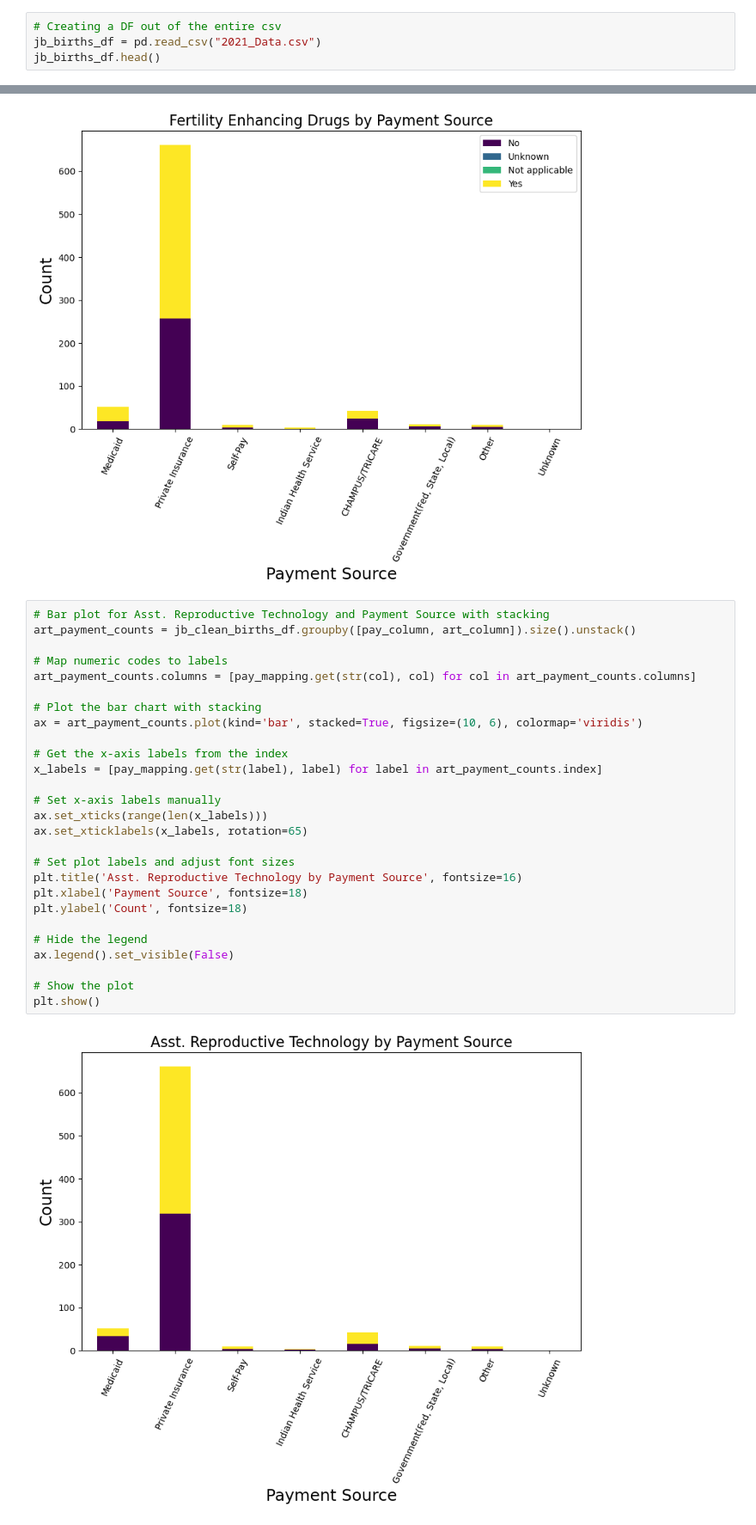
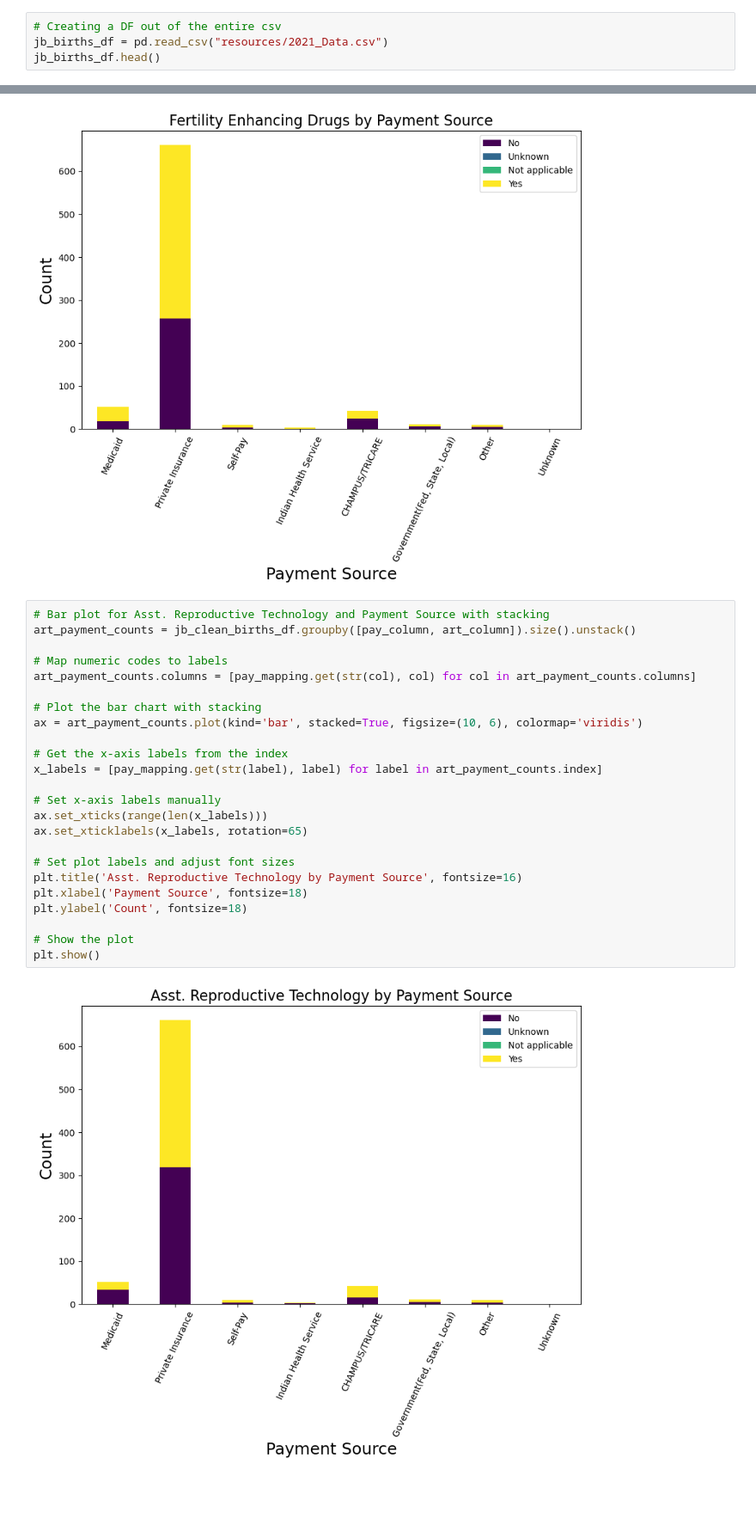
Before and after one commit to bandaexpress/project_rose, a Jupyter notebook: Jarret_analysis.ipynb, the cells around one changed output, grey strips where cells are left out. Shown: that part at 86% size. Drawn from its saved outputs; the diff is of its cells as text; blank space fills up the shorter version.

```diff
--- a/Jarret_analysis.ipynb
+++ b/Jarret_analysis.ipynb
@@ -7,7 +7,7 @@ import json
 import matplotlib.pyplot as plt
 # %%
 # Creating a DF out of the entire csv
-jb_births_df = pd.read_csv("2021_Data.csv")
+jb_births_df = pd.read_csv("resources/2021_Data.csv")
 jb_births_df.head()
 # %% [output]
 |  | dob_yy | dob_mm | dob_tt | bfacil | f_facility | bfacil3 | mage_impflg | mage_repflg | mager | mager14 | ... |
@@ -294,29 +294,26 @@ plt.show()
 # %%
 # Bar plot for Asst. Reproductive Technology and Payment Source with stacking
 art_payment_counts = jb_clean_births_df.groupby([pay_column, art_column]).size().unstack()
 
 # Map numeric codes to labels
 art_payment_counts.columns = [pay_mapping.get(str(col), col) for col in art_payment_counts.columns]
 
 # Plot the bar chart with stacking
 ax = art_payment_counts.plot(kind='bar', stacked=True, figsize=(10, 6), colormap='viridis')
 
 # Get the x-axis labels from the index
 x_labels = [pay_mapping.get(str(label), label) for label in art_payment_counts.index]
 
 # Set x-axis labels manually
 ax.set_xticks(range(len(x_labels)))
 ax.set_xticklabels(x_labels, rotation=65)
 
 # Set plot labels and adjust font sizes
 plt.title('Asst. Reproductive Technology by Payment Source', fontsize=16)
 plt.xlabel('Payment Source', fontsize=18)
 plt.ylabel('Count', fontsize=18)
 
-# Hide the legend
-ax.legend().set_visible(False)
-
 # Show the plot
 plt.show()
 # %% [output]
-[figure, old version]
+[figure, new version]
```
Also changed, not shown: 1 other file.
